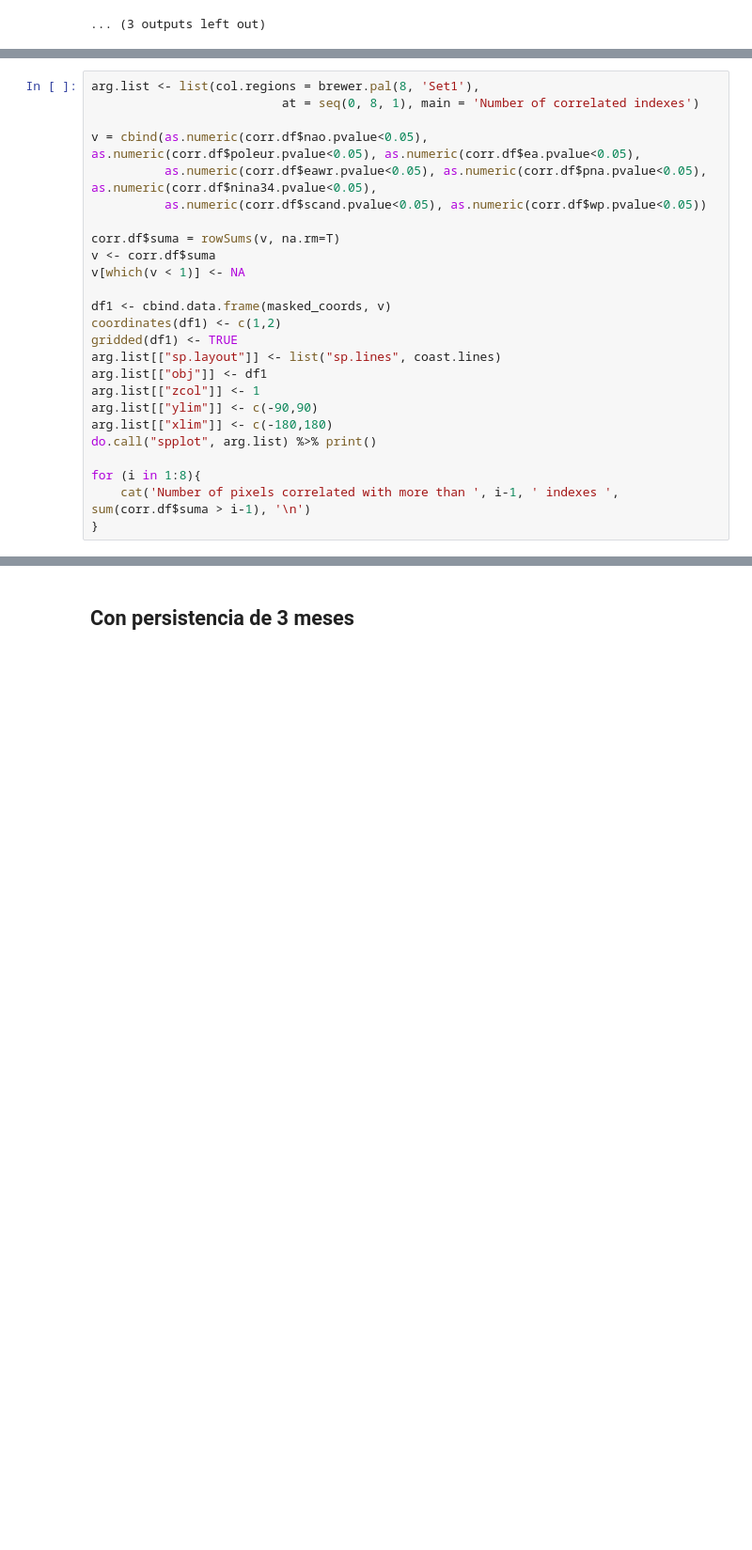
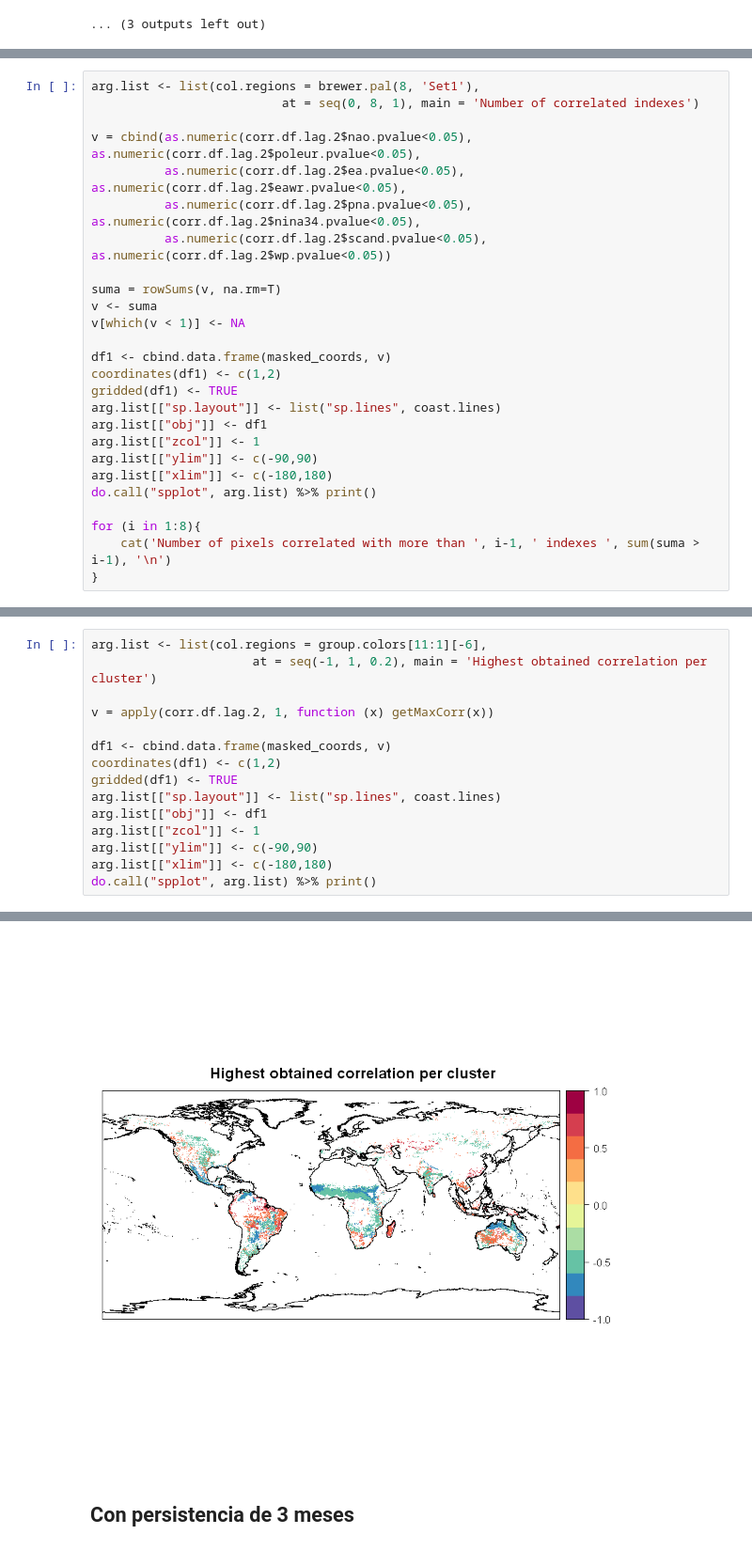
Before and after one commit to MarcosVM98/TFM, a Jupyter notebook: notebooks/Correlation_Per75.ipynb, the cells around one changed output, grey strips where cells are left out. Shown at 94% size. Saved outputs shown, nothing was run; the diff lists cells and outputs as text; blank space fills up the shorter version.

```diff
--- a/notebooks/Correlation_Per75.ipynb
+++ b/notebooks/Correlation_Per75.ipynb
@@ -451,12 +507,13 @@ Warning message in points2grid(points, tolerance, round):
 arg.list <- list(col.regions = brewer.pal(8, 'Set1'),
                           at = seq(0, 8, 1), main = 'Number of correlated indexes')
 
-v = cbind(as.numeric(corr.df$nao.pvalue<0.05), as.numeric(corr.df$poleur.pvalue<0.05), as.numeric(corr.df$ea.pvalue<0.05),
-          as.numeric(corr.df$eawr.pvalue<0.05), as.numeric(corr.df$pna.pvalue<0.05), as.numeric(corr.df$nina34.pvalue<0.05),
-          as.numeric(corr.df$scand.pvalue<0.05), as.numeric(corr.df$wp.pvalue<0.05))
+v = cbind(as.numeric(corr.df.lag.2$nao.pvalue<0.05), as.numeric(corr.df.lag.2$poleur.pvalue<0.05),
+          as.numeric(corr.df.lag.2$ea.pvalue<0.05), as.numeric(corr.df.lag.2$eawr.pvalue<0.05),
+          as.numeric(corr.df.lag.2$pna.pvalue<0.05), as.numeric(corr.df.lag.2$nina34.pvalue<0.05),
+          as.numeric(corr.df.lag.2$scand.pvalue<0.05), as.numeric(corr.df.lag.2$wp.pvalue<0.05))
 
-corr.df$suma = rowSums(v, na.rm=T)
-v <- corr.df$suma
+suma = rowSums(v, na.rm=T)
+v <- suma
 v[which(v < 1)] <- NA
 
 df1 <- cbind.data.frame(masked_coords, v)
@@ -470,7 +527,7 @@ arg.list[["xlim"]] <- c(-180,180)
 do.call("spplot", arg.list) %>% print()
 
 for (i in 1:8){
-    cat('Number of pixels correlated with more than ', i-1, ' indexes ', sum(corr.df$suma > i-1), '\n')
+    cat('Number of pixels correlated with more than ', i-1, ' indexes ', sum(suma > i-1), '\n')
 }
 # %% [output]
 Warning message in points2grid(points, tolerance, round):
@@ -484,3 +541,19 @@ Number of pixels correlated with more than  5  indexes  0
 Number of pixels correlated with more than  6  indexes  0
 Number of pixels correlated with more than  7  indexes  0
 [figure]
+# %%
+arg.list <- list(col.regions = group.colors[11:1][-6],
+                      at = seq(-1, 1, 0.2), main = 'Highest obtained correlation per cluster')
+
+v = apply(corr.df.lag.2, 1, function (x) getMaxCorr(x))
+
+df1 <- cbind.data.frame(masked_coords, v)
+coordinates(df1) <- c(1,2)
+gridded(df1) <- TRUE
+arg.list[["sp.layout"]] <- list("sp.lines", coast.lines)
+arg.list[["obj"]] <- df1
+arg.list[["zcol"]] <- 1
+arg.list[["ylim"]] <- c(-90,90)
+arg.list[["xlim"]] <- c(-180,180)
+do.call("spplot", arg.list) %>% print()
+# %% [output]
@@ -487,3 +562,4 @@ Number of pixels correlated with more than  7  indexes  0
+[figure, added]
 # %% [markdown]
 ## Con persistencia de 3 meses
 # %%
```
Also changed, not shown: parts of 27 cells of this notebook, 7 other files.
